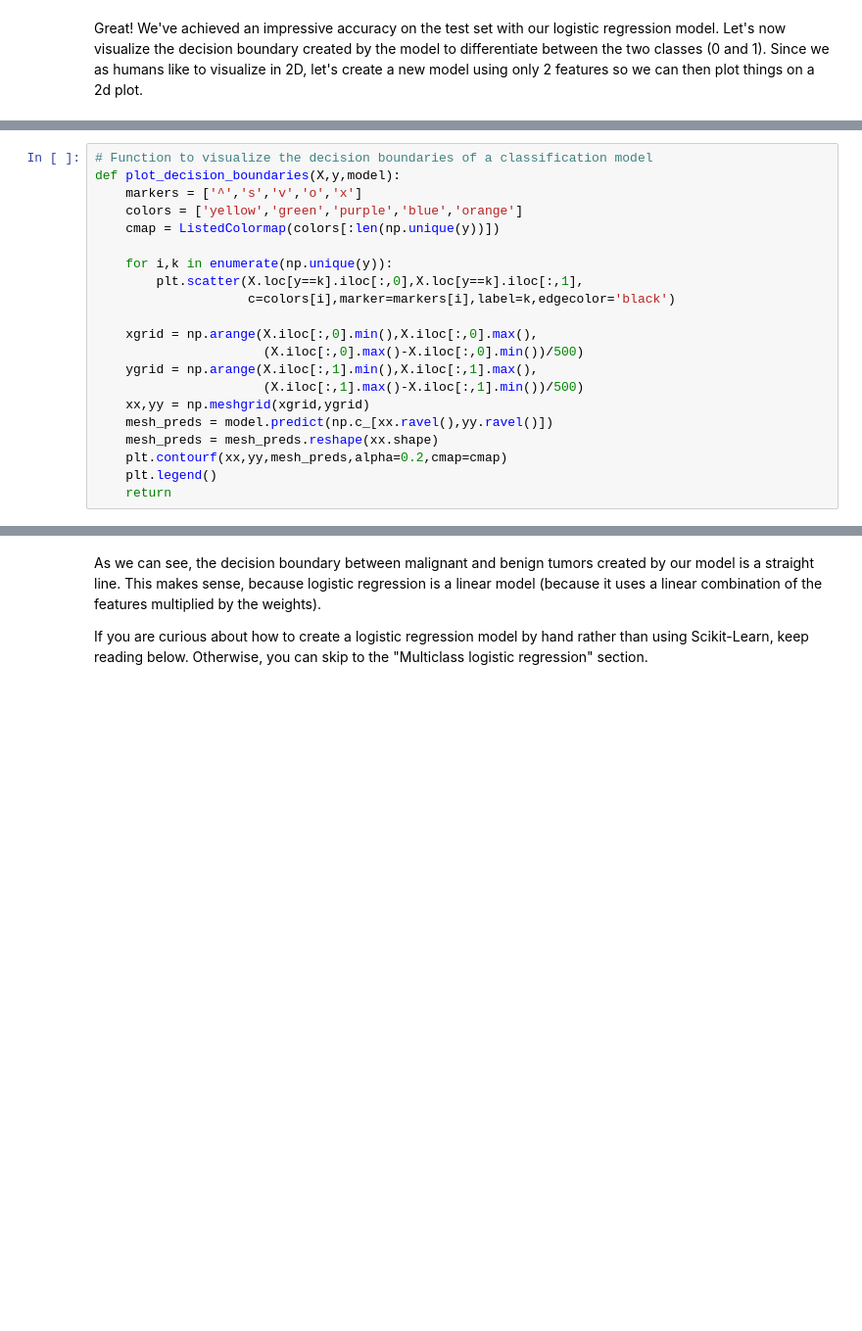
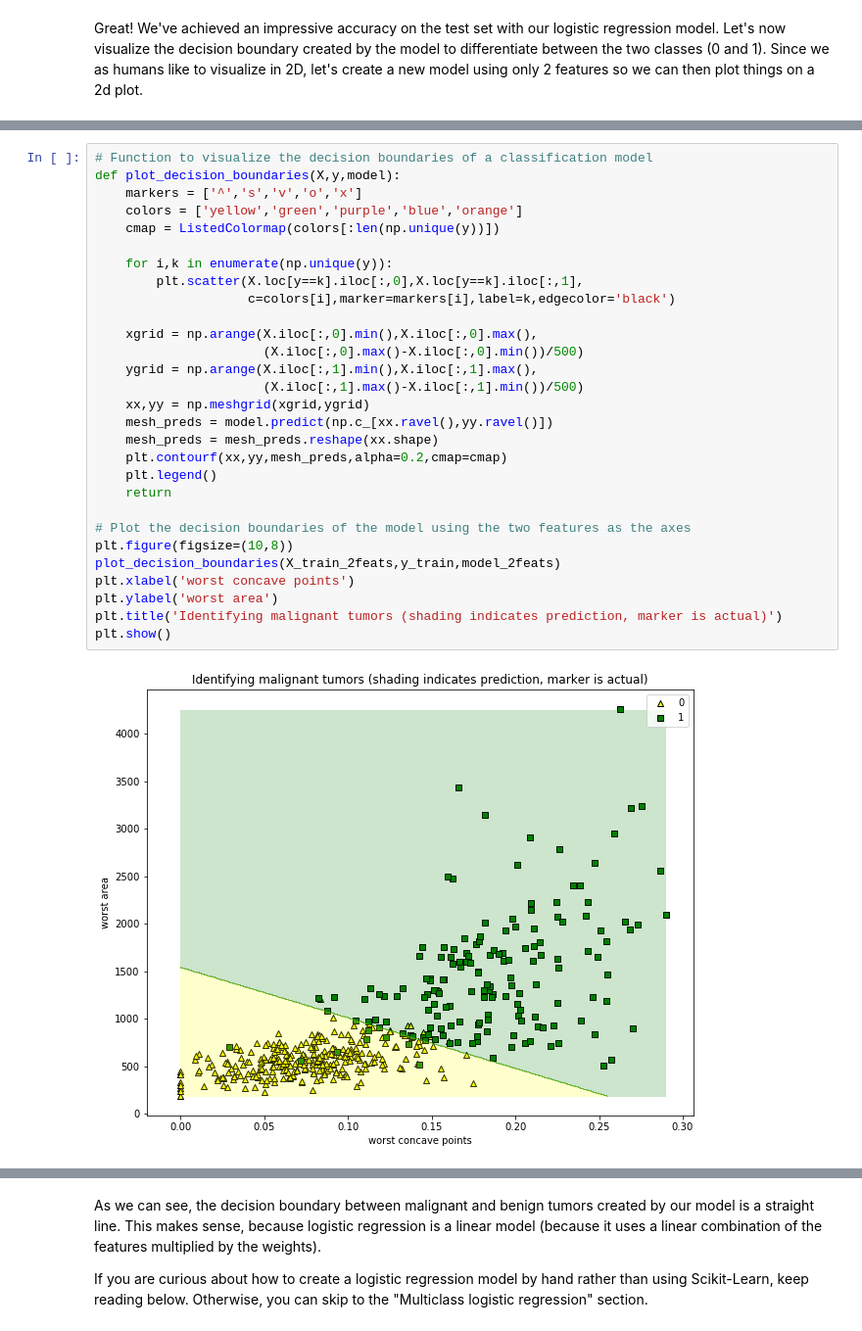
Before and after one commit to summercomputinginstitute/demo_notebooks, a Jupyter notebook: day_9/logistic_regression.ipynb, the cells around one changed output, grey strips where cells are left out. Shown at 98% size. Cells and saved outputs as stored; diff of their text form; blank space fills up the shorter version.

```diff
--- a/day_9/logistic_regression.ipynb
+++ b/day_9/logistic_regression.ipynb
@@ -66,21 +72,31 @@ Great! We've achieved an impressive accuracy on the test set with our logistic r
 # %%
 # Function to visualize the decision boundaries of a classification model
 def plot_decision_boundaries(X,y,model):
     markers = ['^','s','v','o','x']
     colors = ['yellow','green','purple','blue','orange']
     cmap = ListedColormap(colors[:len(np.unique(y))])
 
     for i,k in enumerate(np.unique(y)):
         plt.scatter(X.loc[y==k].iloc[:,0],X.loc[y==k].iloc[:,1],
                     c=colors[i],marker=markers[i],label=k,edgecolor='black')
 
     xgrid = np.arange(X.iloc[:,0].min(),X.iloc[:,0].max(),
                       (X.iloc[:,0].max()-X.iloc[:,0].min())/500)
     ygrid = np.arange(X.iloc[:,1].min(),X.iloc[:,1].max(),
                       (X.iloc[:,1].max()-X.iloc[:,1].min())/500)
     xx,yy = np.meshgrid(xgrid,ygrid)
     mesh_preds = model.predict(np.c_[xx.ravel(),yy.ravel()])
     mesh_preds = mesh_preds.reshape(xx.shape)
     plt.contourf(xx,yy,mesh_preds,alpha=0.2,cmap=cmap)
     plt.legend()
     return
+
+# Plot the decision boundaries of the model using the two features as the axes
+plt.figure(figsize=(10,8))
+plot_decision_boundaries(X_train_2feats,y_train,model_2feats)
+plt.xlabel('worst concave points')
+plt.ylabel('worst area')
+plt.title('Identifying malignant tumors (shading indicates prediction, marker is actual)')
+plt.show()
+# %% [output]
+[figure, added]
```
Also changed, not shown: parts of 11 cells of this notebook, 9 other files.
